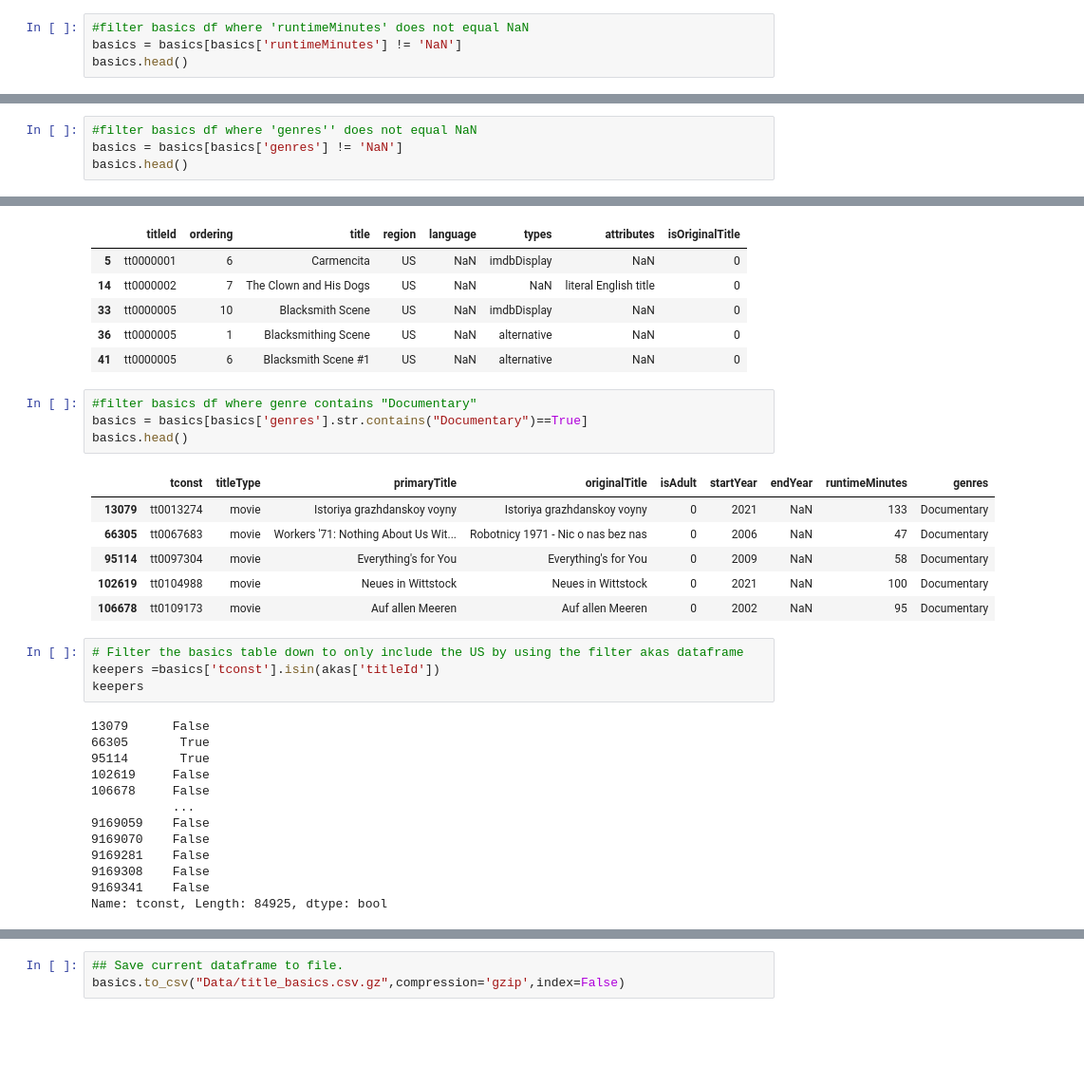
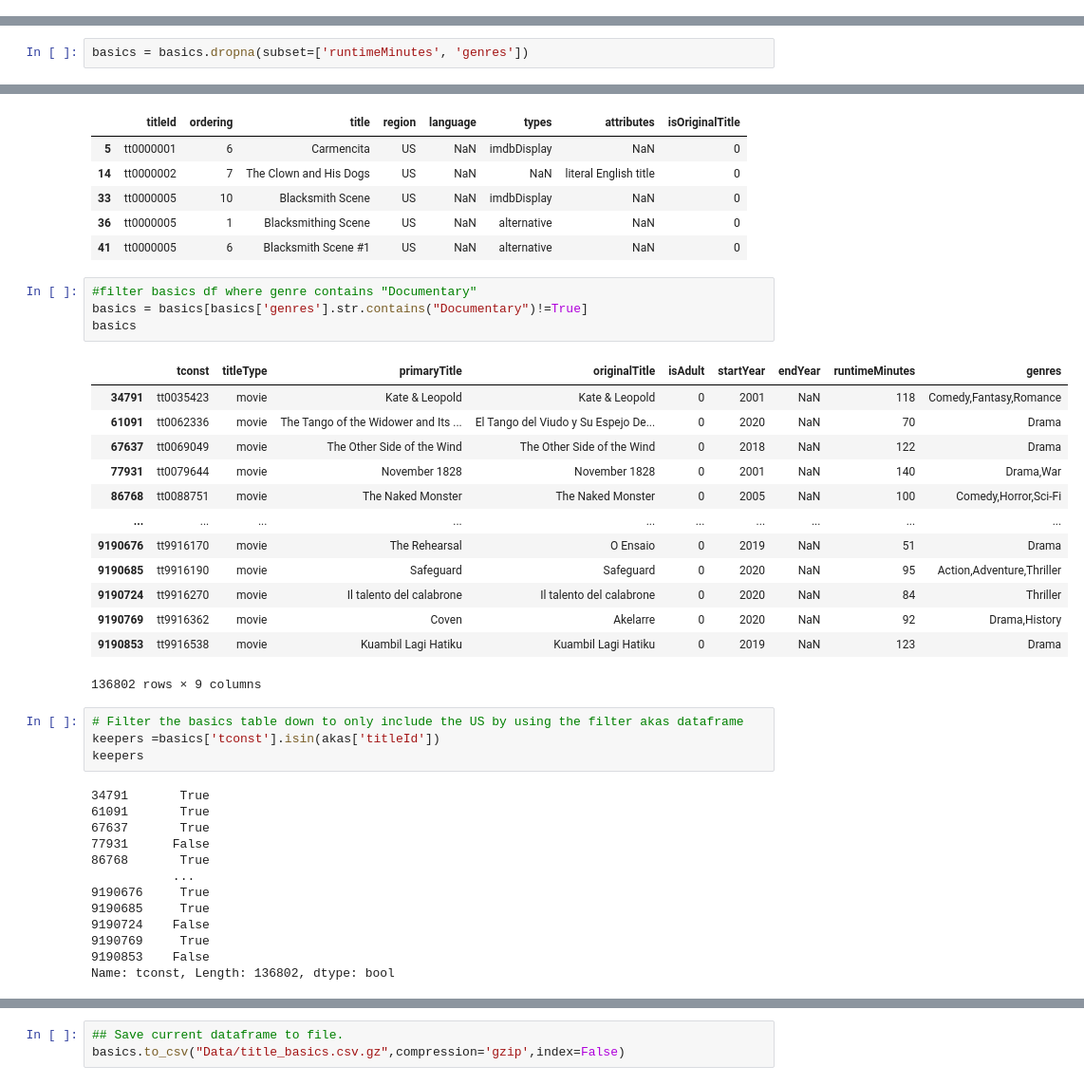
Before and after one commit to thomasgreenacre/DE_Wk1_Project-3--Part1--core-, a Jupyter notebook: DE_Wk1_Project3_Part1(core).ipynb, the cells around one changed output, grey strips where cells are left out. Shown: that part at 95% size. Drawn from its saved outputs; the diff is of its cells as text; blank space fills up the shorter version.

```diff
--- a/DE_Wk1_Project3_Part1(core).ipynb
+++ b/DE_Wk1_Project3_Part1(core).ipynb
@@ -161,4 +167,0 @@ ratings.head()
-# %%
-#filter basics df where 'runtimeMinutes' does not equal NaN
-basics = basics[basics['runtimeMinutes'] != 'NaN']
-basics.head()
@@ -172,4 +167,0 @@ basics.head()
-# %%
-#filter basics df where 'genres'' does not equal NaN
-basics = basics[basics['genres'] != 'NaN']
-basics.head()
@@ -183,3 +168,5 @@ basics.head()
+# %%
+basics = basics.dropna(subset=['runtimeMinutes', 'genres'])
 # %%
 #filter basics df where 'titleType'' equals 'movie'
 basics = basics[basics['titleType'] == 'movie']
@@ -232,32 +233,39 @@ akas.head()
 | 41 | tt0000005 | 6 | Blacksmith Scene #1 | US | NaN | alternative | NaN | 0 |
 # %%
 #filter basics df where genre contains "Documentary"
-basics = basics[basics['genres'].str.contains("Documentary")==True]
-basics.head()
+basics = basics[basics['genres'].str.contains("Documentary")!=True]
+basics
 # %% [output]
 |  | tconst | titleType | primaryTitle | originalTitle | isAdult | startYear | endYear | runtimeMinutes | genres |
-| 13079 | tt0013274 | movie | Istoriya grazhdanskoy voyny | Istoriya grazhdanskoy voyny | 0 | 2021 | NaN | 133 | Documentary |
-| 66305 | tt0067683 | movie | Workers '71: Nothing About Us Wit... | Robotnicy 1971 - Nic o nas bez nas | 0 | 2006 | NaN | 47 | Documentary |
-| 95114 | tt0097304 | movie | Everything's for You | Everything's for You | 0 | 2009 | NaN | 58 | Documentary |
-| 102619 | tt0104988 | movie | Neues in Wittstock | Neues in Wittstock | 0 | 2021 | NaN | 100 | Documentary |
-| 106678 | tt0109173 | movie | Auf allen Meeren | Auf allen Meeren | 0 | 2002 | NaN | 95 | Documentary |
+| 34791 | tt0035423 | movie | Kate & Leopold | Kate & Leopold | 0 | 2001 | NaN | 118 | Comedy,Fantasy,Romance |
+| 61091 | tt0062336 | movie | The Tango of the Widower and Its ... | El Tango del Viudo y Su Espejo De... | 0 | 2020 | NaN | 70 | Drama |
+| 67637 | tt0069049 | movie | The Other Side of the Wind | The Other Side of the Wind | 0 | 2018 | NaN | 122 | Drama |
+| 77931 | tt0079644 | movie | November 1828 | November 1828 | 0 | 2001 | NaN | 140 | Drama,War |
+| 86768 | tt0088751 | movie | The Naked Monster | The Naked Monster | 0 | 2005 | NaN | 100 | Comedy,Horror,Sci-Fi |
+| ... | ... | ... | ... | ... | ... | ... | ... | ... | ... |
+| 9190676 | tt9916170 | movie | The Rehearsal | O Ensaio | 0 | 2019 | NaN | 51 | Drama |
+| 9190685 | tt9916190 | movie | Safeguard | Safeguard | 0 | 2020 | NaN | 95 | Action,Adventure,Thriller |
+| 9190724 | tt9916270 | movie | Il talento del calabrone | Il talento del calabrone | 0 | 2020 | NaN | 84 | Thriller |
+| 9190769 | tt9916362 | movie | Coven | Akelarre | 0 | 2020 | NaN | 92 | Drama,History |
+| 9190853 | tt9916538 | movie | Kuambil Lagi Hatiku | Kuambil Lagi Hatiku | 0 | 2019 | NaN | 123 | Drama |
+136802 rows × 9 columns
 # %%
 # Filter the basics table down to only include the US by using the filter akas dataframe
 keepers =basics['tconst'].isin(akas['titleId'])
 keepers
 # %% [output]
-13079      False
-66305       True
-95114       True
-102619     False
-106678     False
+34791       True
+61091       True
+67637       True
+77931      False
+86768       True
            ...
-9169059    False
-9169070    False
-9169281    False
-9169308    False
-9169341    False
-Name: tconst, Length: 84925, dtype: bool
+9190676     True
+9190685     True
+9190724    False
+9190769     True
+9190853    False
+Name: tconst, Length: 136802, dtype: bool
 # %%
 #filter basics on the "keepers"
 basics = basics[keepers]
```
Also changed, not shown: parts of 19 cells of this notebook, 10 other files.
